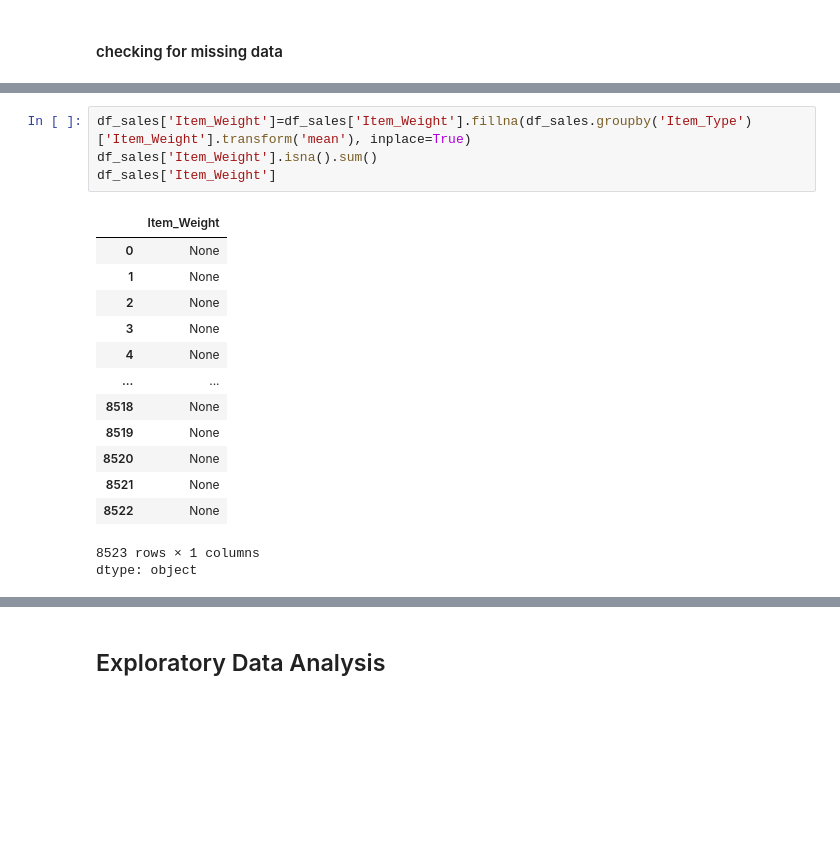
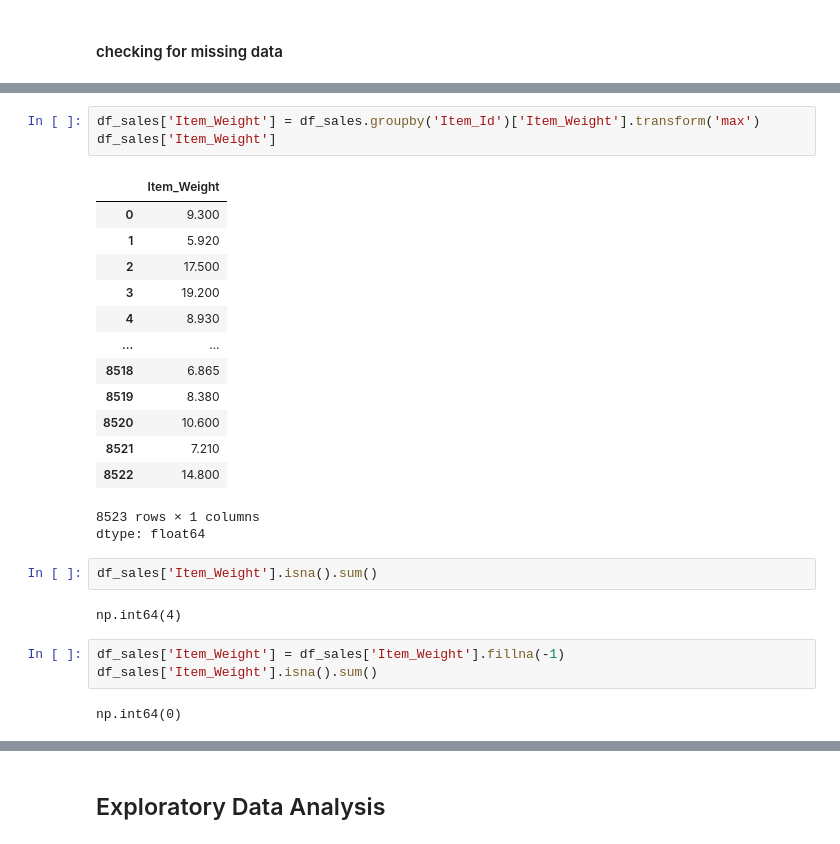
Before and after one commit to farahwadya/Prediction-of-Product-Sales, a Jupyter notebook: Prediction_of_Product_Sales.ipynb, the cells around one changed output, grey strips where cells are left out. Saved outputs shown, nothing was run; the diff lists cells and outputs as text; blank space fills up the shorter version.

```diff
--- a/Prediction_of_Product_Sales.ipynb
+++ b/Prediction_of_Product_Sales.ipynb
@@ -132,19 +146,27 @@ dtype: int64
+# %%
+df_sales['Item_Weight'] = df_sales.groupby('Item_Id')['Item_Weight'].transform('max')
+df_sales['Item_Weight']
+# %% [output]
+|  | Item_Weight |
+| 0 | 9.300 |
+| 1 | 5.920 |
+| 2 | 17.500 |
+| 3 | 19.200 |
+| 4 | 8.930 |
+| ... | ... |
+| 8518 | 6.865 |
+| 8519 | 8.380 |
+| 8520 | 10.600 |
+| 8521 | 7.210 |
+| 8522 | 14.800 |
+8523 rows × 1 columns
+dtype: float64
+# %%
+df_sales['Item_Weight'].isna().sum()
+# %% [output]
+np.int64(4)
 # %%
-df_sales['Item_Weight']=df_sales['Item_Weight'].fillna(df_sales.groupby('Item_Type')['Item_Weight'].transform('mean'), inplace=True)
+df_sales['Item_Weight'] = df_sales['Item_Weight'].fillna(-1)
 df_sales['Item_Weight'].isna().sum()
-df_sales['Item_Weight']
 # %% [output]
-|  | Item_Weight |
-| 0 | None |
-| 1 | None |
-| 2 | None |
-| 3 | None |
-| 4 | None |
-| ... | ... |
-| 8518 | None |
-| 8519 | None |
-| 8520 | None |
-| 8521 | None |
-| 8522 | None |
-8523 rows × 1 columns
-dtype: object
+np.int64(0)
```
Also changed, not shown: parts of 14 cells of this notebook.
